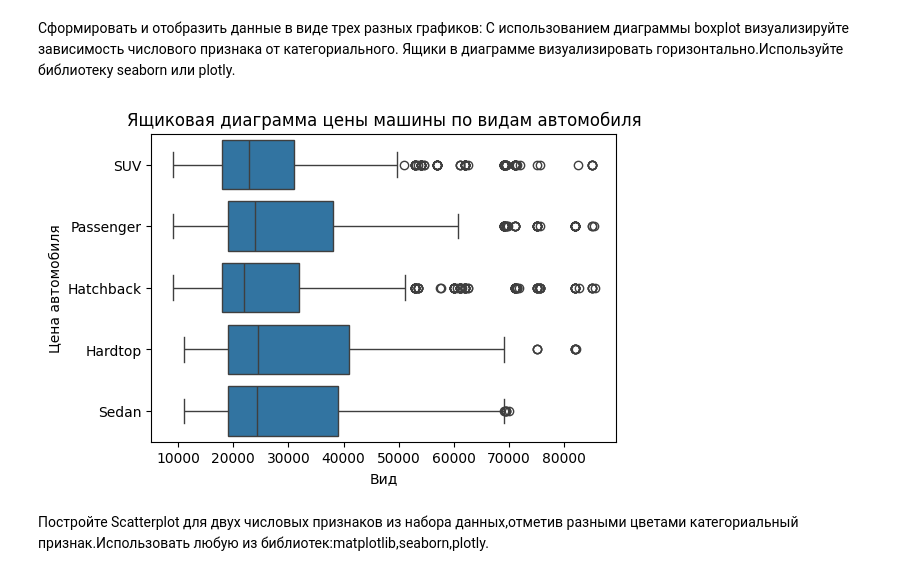
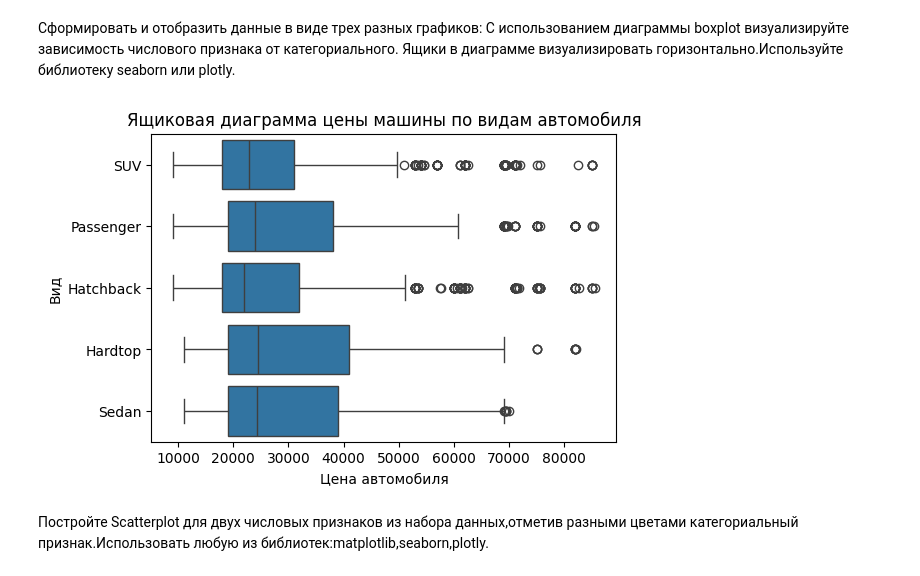
Before and after one commit to J1wZ/python_ml, a Jupyter notebook: дз-13-11/Задача2.ipynb, the cells around one changed output. Cells and saved outputs as stored; diff of their text form; code cells hidden in the pictures.

```diff
--- a/дз-13-11/Задача2.ipynb
+++ b/дз-13-11/Задача2.ipynb
@@ -25,15 +25,15 @@ df
 # %%
 import seaborn as sns
 import matplotlib.pyplot as plt
 
 plt.figure(figsize=(6, 4))
 sns.boxplot(x="Price ($)", y="Body Style", data=df)
 plt.title('Ящиковая диаграмма цены машины по видам автомобиля')
-plt.xlabel('Вид')
-plt.ylabel('Цена автомобиля')
+plt.xlabel('Цена автомобиля')
+plt.ylabel('Вид')
 plt.show()
 # %% [output]
-[figure, old version]
+[figure, new version]
 # %% [markdown]
 Постройте Scatterplot для двух числовых признаков из набора данных,отметив разными цветами категориальный признак.Использовать любую из библиотек:matplotlib,seaborn,plotly.
 # %%
```
